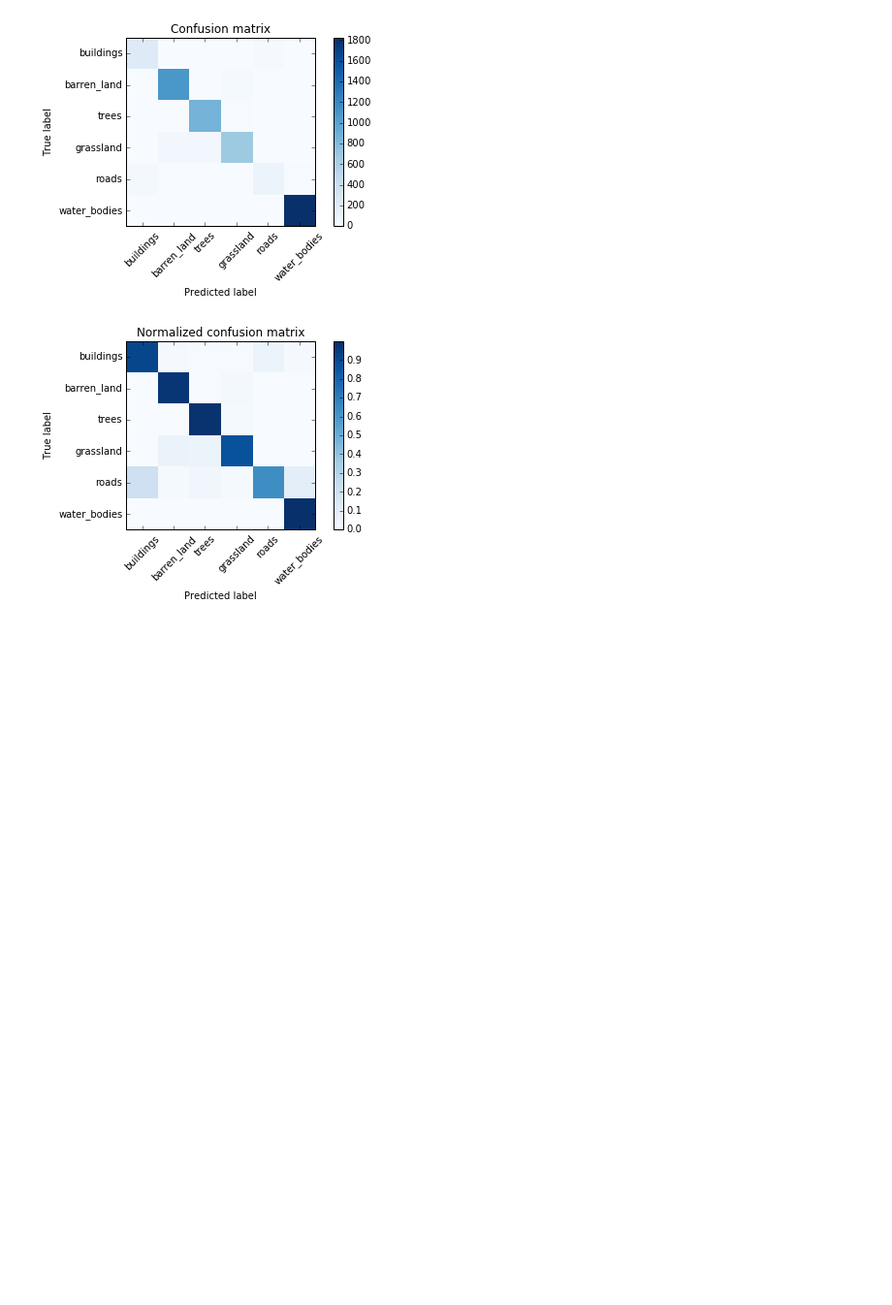
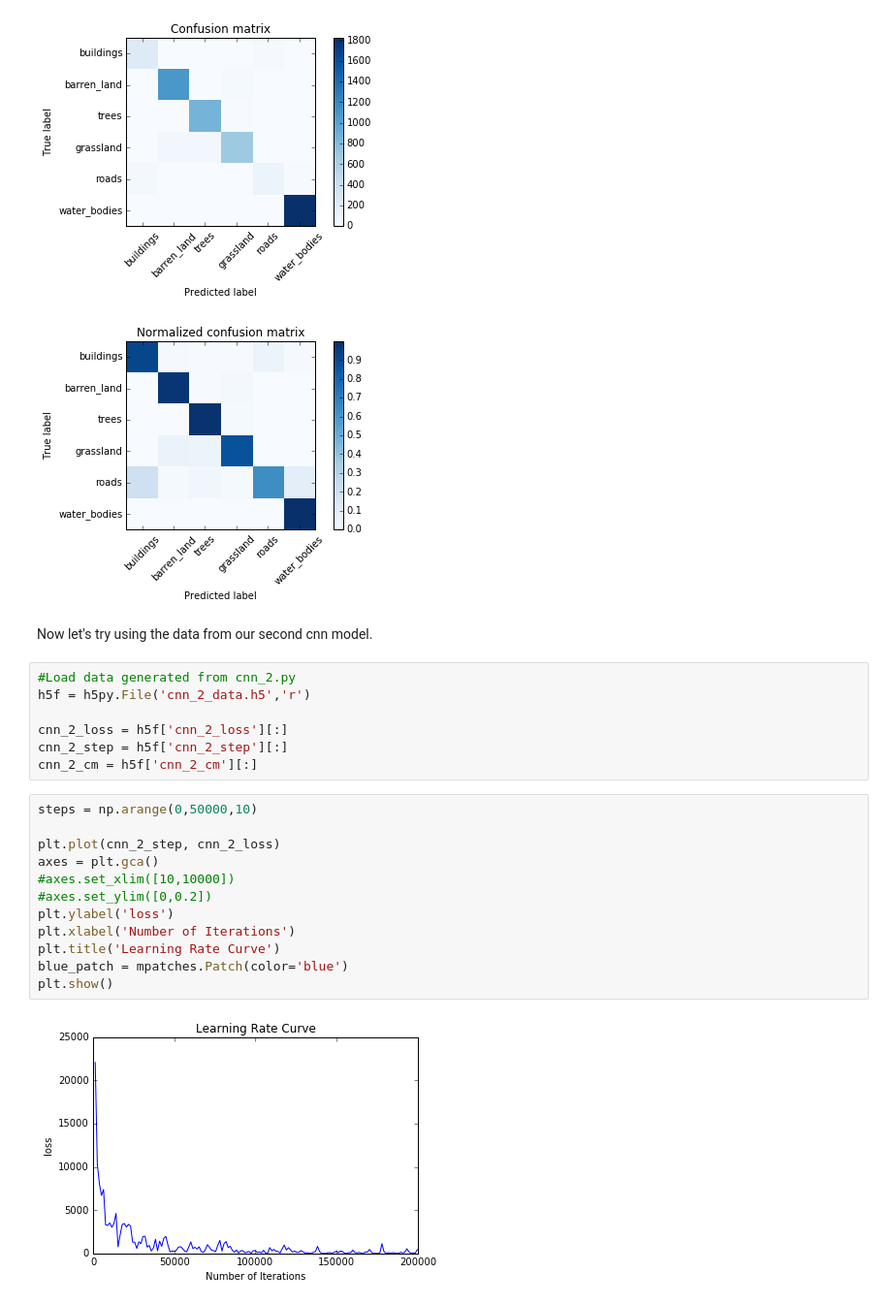
Before and after one commit to jason-osajima/ml-nanodegree, a Jupyter notebook: capstone_project_analysis.ipynb, the cells around one changed output. Shown: that part at 97% size. Saved outputs shown, nothing was run; the diff lists cells and outputs as text; blank space fills up the shorter version.

```diff
--- a/capstone_project_analysis.ipynb
+++ b/capstone_project_analysis.ipynb
@@ -103,3 +100,26 @@ Normalized confusion matrix
  [  0.00e+00   0.00e+00   0.00e+00   0.00e+00   5.48e-04   9.99e-01]]
 [figure]
 [figure]
+# %% [markdown]
+Now let's try using the data from our second cnn model.
+# %%
+#Load data generated from cnn_2.py
+h5f = h5py.File('cnn_2_data.h5','r')
+
+cnn_2_loss = h5f['cnn_2_loss'][:]
+cnn_2_step = h5f['cnn_2_step'][:]
+cnn_2_cm = h5f['cnn_2_cm'][:]
+# %%
+steps = np.arange(0,50000,10)
+
+plt.plot(cnn_2_step, cnn_2_loss)
+axes = plt.gca()
+#axes.set_xlim([10,10000])
+#axes.set_ylim([0,0.2])
+plt.ylabel('loss')
+plt.xlabel('Number of Iterations')
+plt.title('Learning Rate Curve')
+blue_patch = mpatches.Patch(color='blue')
+plt.show()
+# %% [output]
+[figure, added]
```
Also changed, not shown: parts of 2 cells of this notebook, 1 other file.
